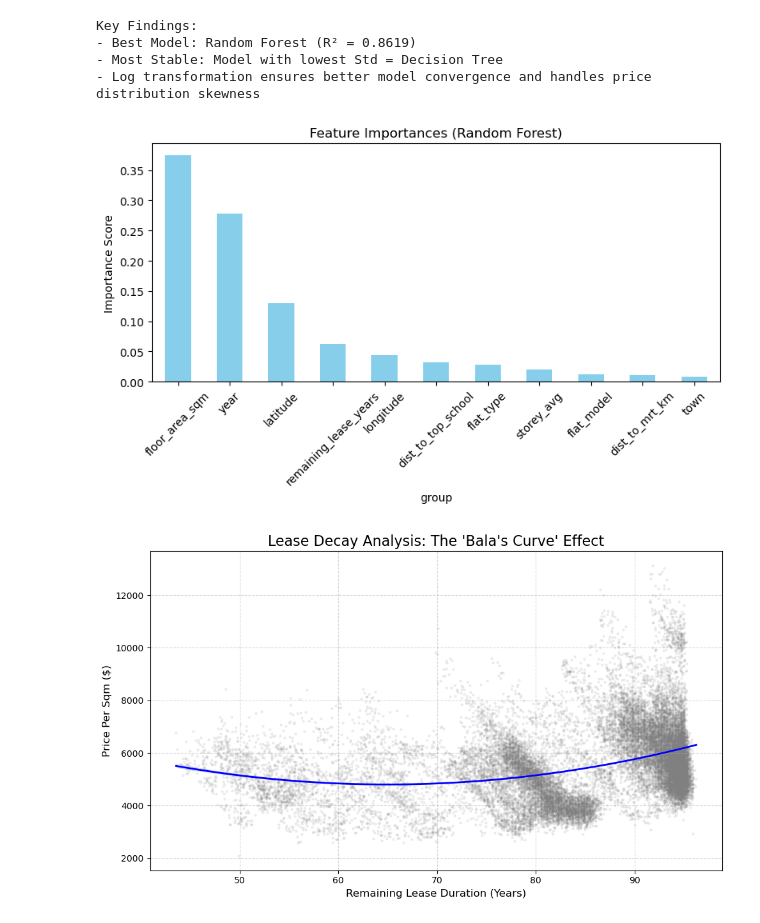
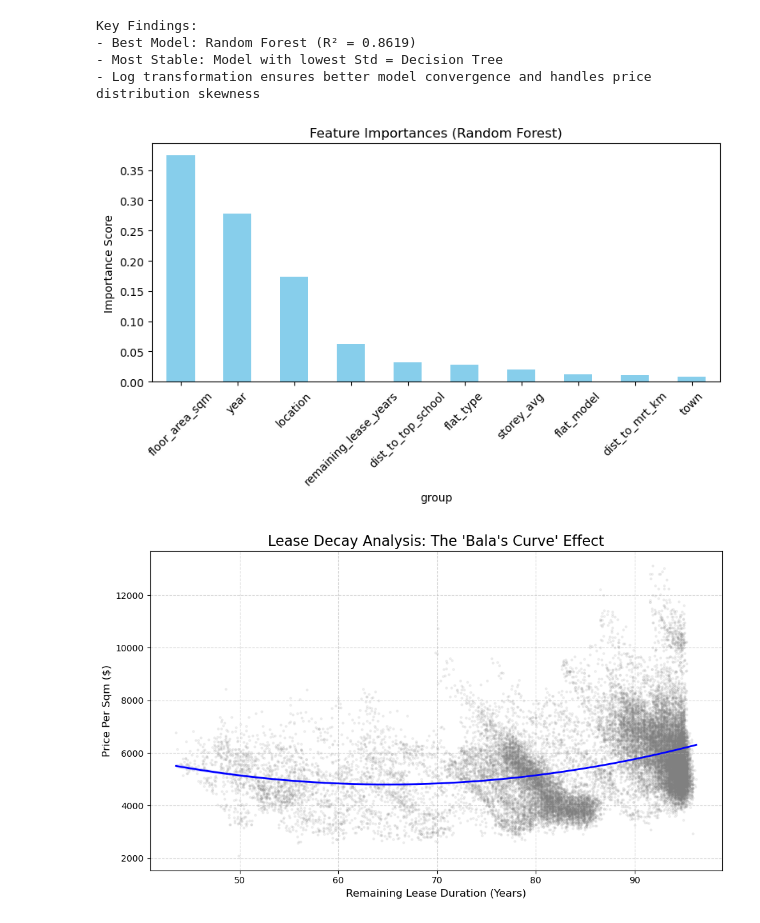
Before and after one commit to YictorC/HDB_price_analysis, a Jupyter notebook: HDB_Part2_Geospatial_Analysis.ipynb, the cells around one changed output. Drawn from its saved outputs; the diff is of its cells as text; code cells hidden in the pictures.

Commit message:
Update HDB_Part2_Geospatial_Analysis.ipynb
group longitude and latitude as location

```diff
--- a/HDB_Part2_Geospatial_Analysis.ipynb
+++ b/HDB_Part2_Geospatial_Analysis.ipynb
@@ -829,34 +829,36 @@ if "Random Forest" in models:
 
     # Step 2: Get feature importances
     importances = rf_pipeline.named_steps['model'].feature_importances_
 
     # Step 3: Create a mapping of group names
     group_names = []
     for f in feature_names:
         if f.startswith('town_'):
             group_names.append('town')
         elif f.startswith('flat_type_'):
             group_names.append('flat_type')
         elif f.startswith('flat_model_'):
             group_names.append('flat_model')
+        elif f in ['latitude', 'longitude']:
+            group_names.append('location')
         else:
             group_names.append(f)  # numeric features
 
     # Step 4: Sum importances by group
     import pandas as pd
     df_imp = pd.DataFrame({'group': group_names, 'importance': importances})
     grouped_importances = df_imp.groupby('group')['importance'].sum().sort_values(ascending=False)
 
     # Step 5: Plot
     plt.figure(figsize=(8,5))
     grouped_importances.plot(kind='bar', color='skyblue')
     plt.ylabel("Importance Score")
     plt.title("Feature Importances (Random Forest)")
     plt.xticks(rotation=45)
     plt.tight_layout()
     plt.show()
 # %% [output]
-[figure, old version]
+[figure, new version]
 # %%
 # ==========================================
 # VISUALIZATION: Lease Decay Analysis (Bala's Curve)
```
